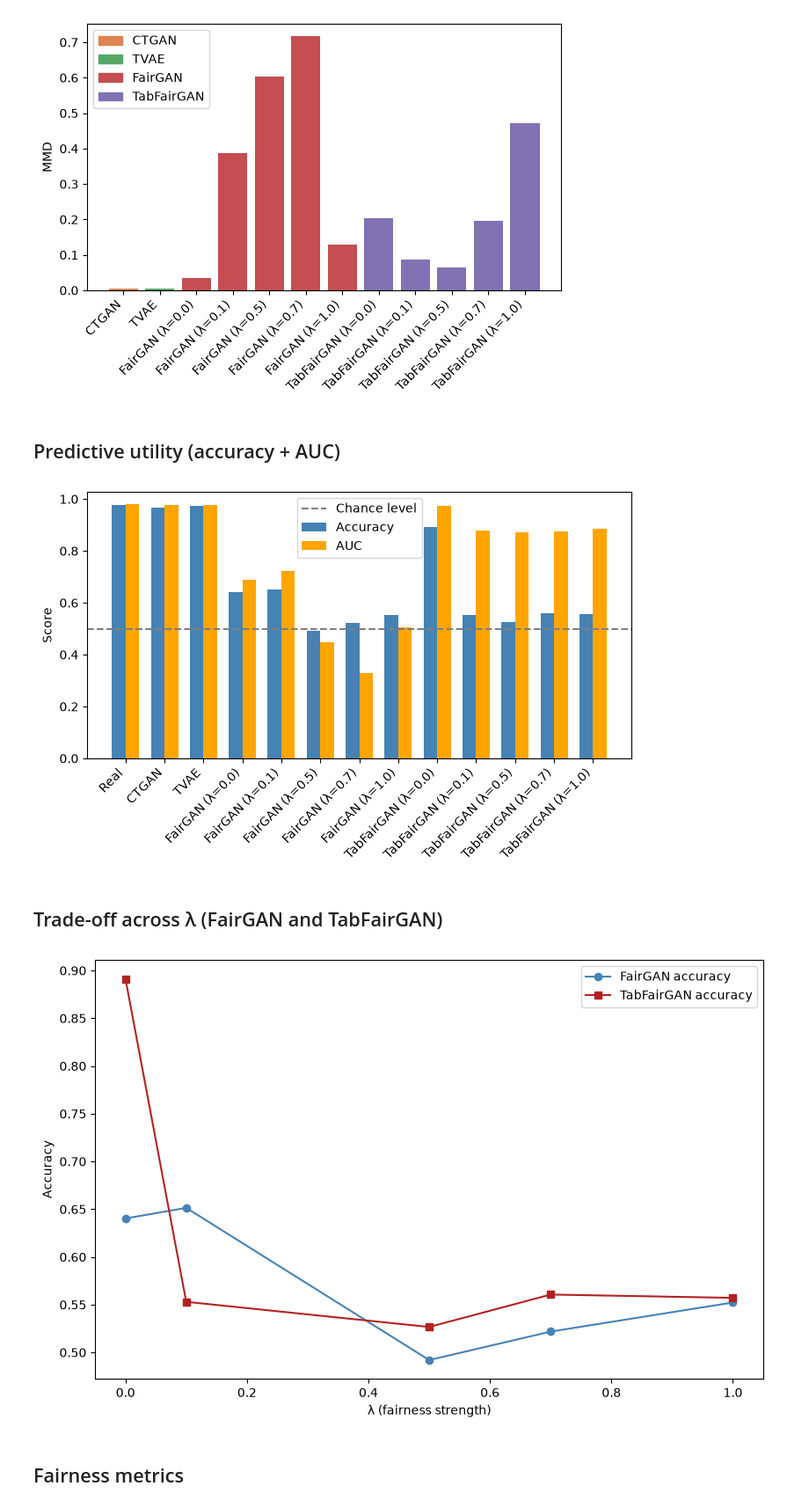
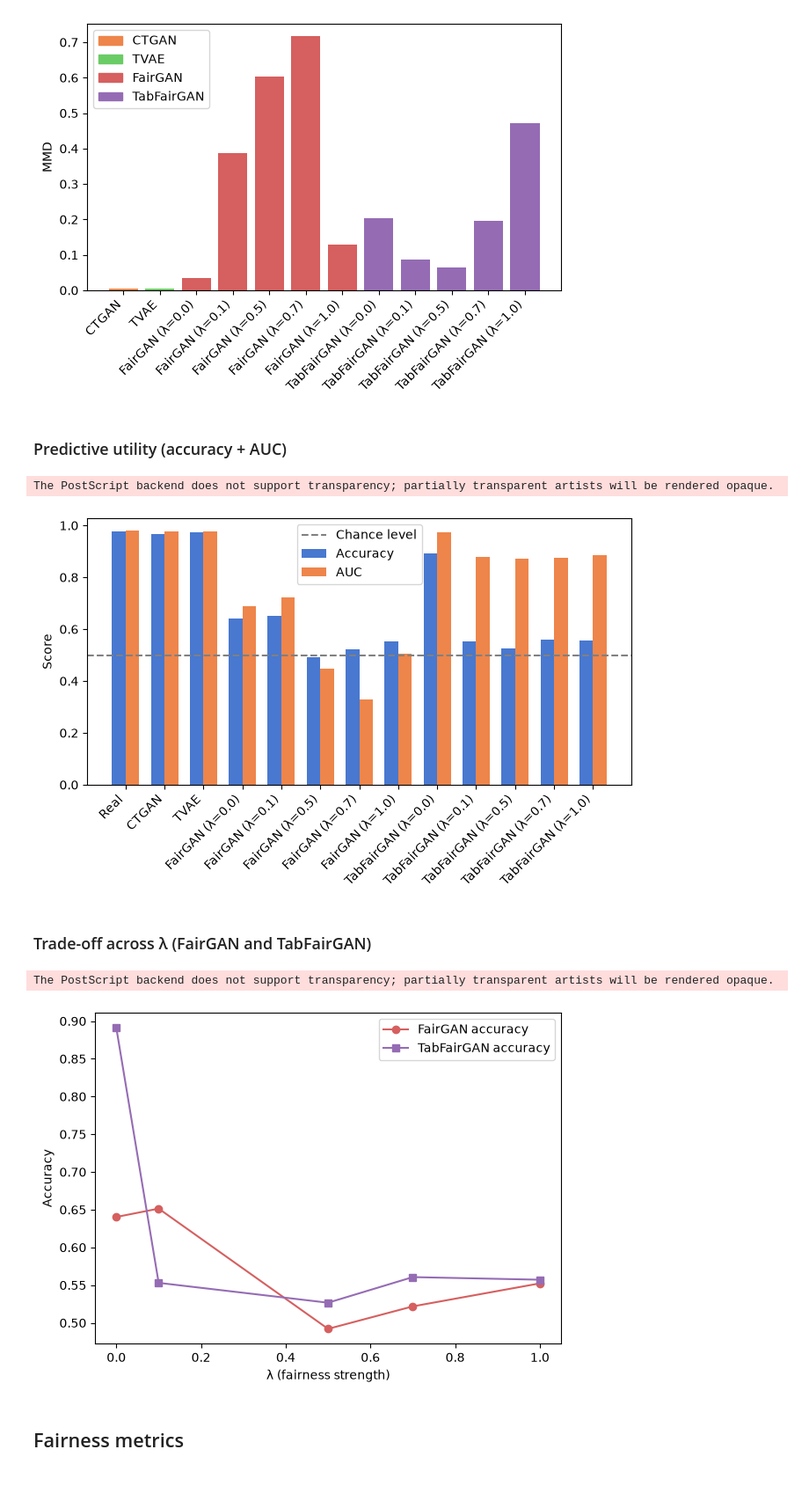
Before and after one commit to saramaggie/fair-synthetic-data-gen, a Jupyter notebook: Notebook_Classify_Eval.ipynb, the cells around one changed output. Shown at 88% size. Saved outputs shown, nothing was run; the diff lists cells and outputs as text; code cells hidden in the pictures; blank space fills up the shorter version.

Commit message:
graphs and tables for the report

```diff
--- a/Notebook_Classify_Eval.ipynb
+++ b/Notebook_Classify_Eval.ipynb
@@ -439,0 +444,16 @@ final_df = final_df.rename(index=dict(zip(final_df.index, model_labels)))
+# %%
+import seaborn as sns
+
+base_palette = sns.color_palette("muted")
+
+
+def get_colors(color_palette: dict, data: pd.Series) -> list:
+    colors = []
+    for model in data.index:
+        if "Tab" in model:
+            colors.append(color_palette["TabFairGAN"])
+        elif "FairGAN" in model:
+            colors.append(color_palette["FairGAN"])
+        else:
+            colors.append(color_palette[model])
+    return colors
@@ -508,7 +545,7 @@ plt.show()
 The PostScript backend does not support transparency; partially transparent artists will be rendered opaque.
 [figure]
 # %% [markdown]
-## Predictive utility (accuracy + AUC)
+### Predictive utility (accuracy + AUC)
 # %%
 utility_data = final_df[["accuracy", "auc"]].dropna()
 model_names = utility_data.index
@@ -521,14 +558,14 @@ plt.bar(
     utility_data["accuracy"],
     bar_width,
     label="Accuracy",
-    color="steelblue",
+    color=base_palette[0],
 )
 plt.bar(
     x_positions + bar_width / 2,
     utility_data["auc"],
     bar_width,
     label="AUC",
-    color="orange",
+    color=base_palette[1],
 )
 plt.axhline(0.5, color="gray", linestyle="--", label="Chance level")
 plt.xticks(x_positions, model_names, rotation=45, ha="right")
@@ -539,42 +576,44 @@ plt.tight_layout()
 plt.savefig(f"{figure_folder}/predictive_utility.{img_format}", dpi=300)
 plt.show()
 # %% [output]
+The PostScript backend does not support transparency; partially transparent artists will be rendered opaque.
-[figure, old version]
+[figure, new version]
 # %% [markdown]
-## Trade-off across λ (FairGAN and TabFairGAN)
+### Trade-off across λ (FairGAN and TabFairGAN)
 # %%
 fairgan_labels = [x for x in final_df.index if "FairGAN" in x and "Tab" not in x]
 fairgan_lambdas = [0.0, 0.1, 0.5, 0.7, 1.0]
 
 tabfairgan_labels = [x for x in final_df.index if "TabFairGAN" in x]
 tabfairgan_lambdas = [0.0, 0.1, 0.5, 0.7, 1.0]
 
 fairgan_accuracy = final_df.loc[fairgan_labels, "accuracy"]
 tabfairgan_accuracy = final_df.loc[tabfairgan_labels, "accuracy"]
 
-fig, ax1 = plt.subplots(figsize=(8.5, 5.5))
+fig, ax1 = plt.subplots(figsize=fig_size)
 ax1.plot(
     fairgan_lambdas,
     fairgan_accuracy,
     marker="o",
-    color="steelblue",
+    color=color_by_model["FairGAN"],
     label="FairGAN accuracy",
 )
 ax1.plot(
     tabfairgan_lambdas,
     tabfairgan_accuracy,
     marker="s",
-    color="firebrick",
+    color=color_by_model["TabFairGAN"],
     label="TabFairGAN accuracy",
 )
 ax1.set_xlabel("λ (fairness strength)")
 ax1.set_ylabel("Accuracy")
 # ax1.set_title("Utility vs. λ")
 ax1.legend()
 plt.tight_layout()
 plt.savefig(f"{figure_folder}/lambda_tradeoff.{img_format}", dpi=300)
 plt.show()
 # %% [output]
+The PostScript backend does not support transparency; partially transparent artists will be rendered opaque.
-[figure, old version]
+[figure, new version]
 # %% [markdown]
 ## Fairness metrics
```
Also changed, not shown: parts of 25 cells of this notebook, 20 other files.
